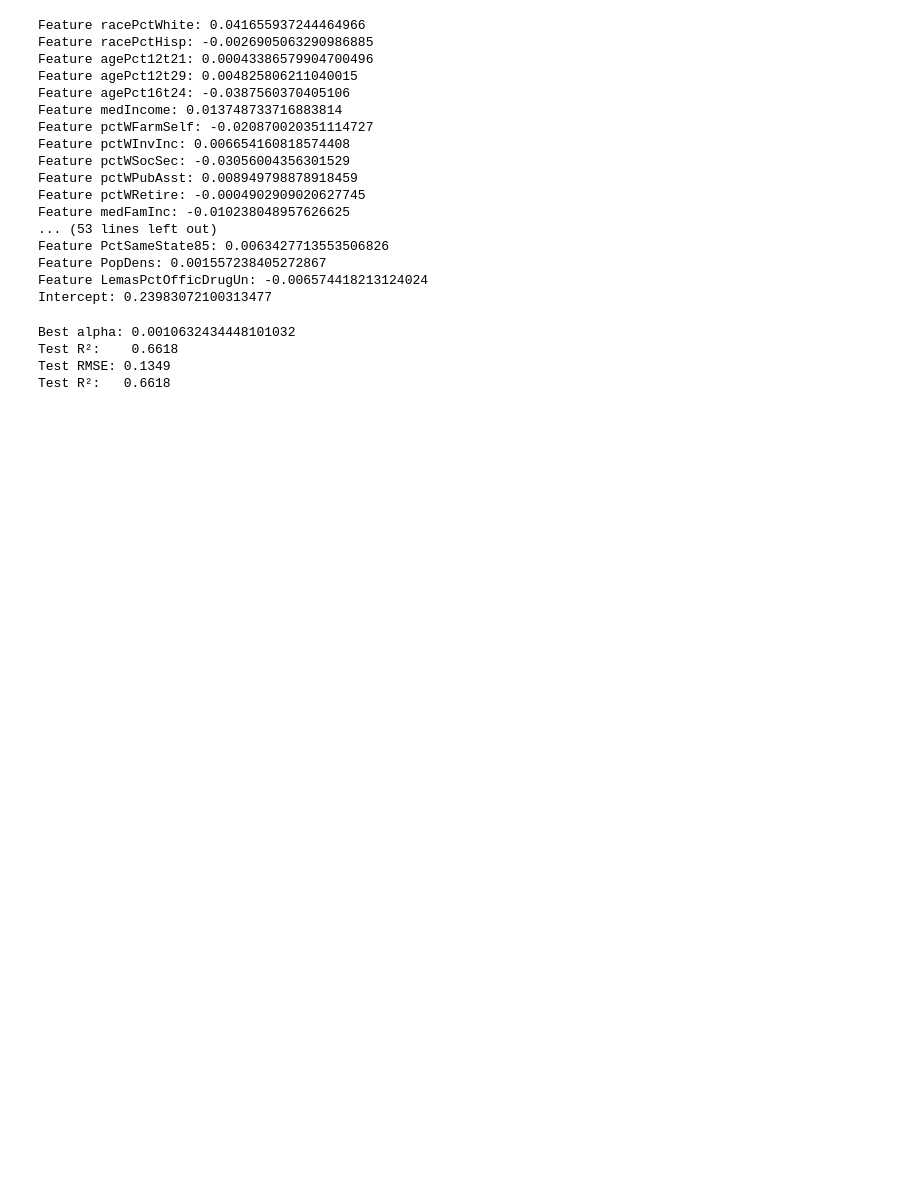
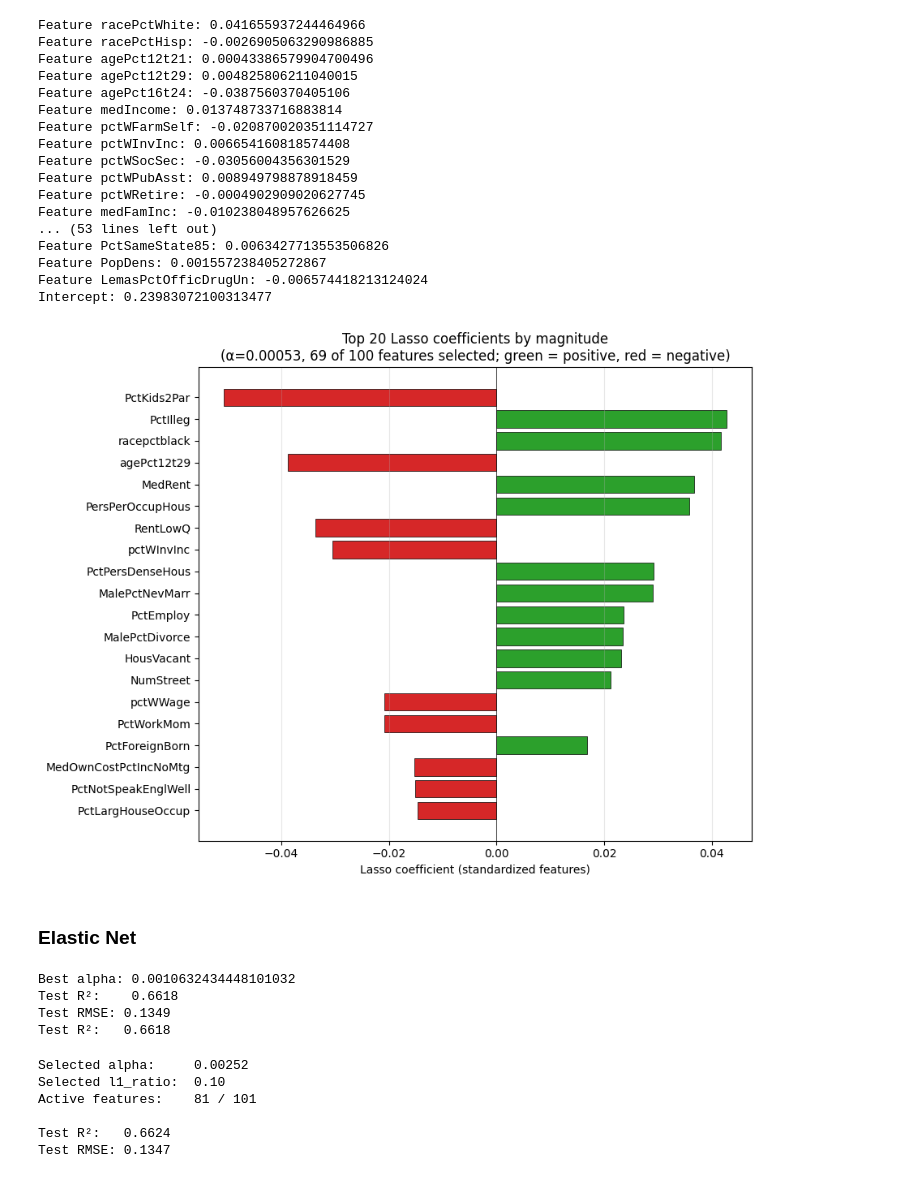
Before and after one commit to y3y-tech/Multivariate_Project_32950, a Jupyter notebook: Models/Yiyang_Elastic_Net.ipynb, the cells around one changed output. Saved outputs shown, nothing was run; the diff lists cells and outputs as text; code cells hidden in the pictures; blank space fills up the shorter version.

```diff
--- a/Models/Yiyang_Elastic_Net.ipynb
+++ b/Models/Yiyang_Elastic_Net.ipynb
@@ -122,6 +161,34 @@ Feature PctSameState85: 0.0063427713553506826
 Feature PopDens: 0.001557238405272867
 Feature LemasPctOfficDrugUn: -0.006574418213124024
 Intercept: 0.23983072100313477
+# %%
+# Plot: top Lasso coefficients by magnitude.
+# Note: lasso.coef_ has length 101 (X_train includes the constant column at
+# index 0), so we slice [1:] to align with the 100 feature names.
+feature_names = quant_df.drop('ViolentCrimesPerPop', axis=1).columns.tolist()
+lasso_coefs = np.asarray(lasso.coef_)[1:]  # skip the constant column's coefficient
+
+nz_mask = lasso_coefs != 0
+nz = pd.Series(lasso_coefs[nz_mask],
+               index=[n for n, m in zip(feature_names, nz_mask) if m])
+top_n = 20
+top_lasso = nz.reindex(nz.abs().sort_values(ascending=False).head(top_n).index)
+
+fig, ax = plt.subplots(figsize=(9, 7))
+colors = ['#d62728' if c < 0 else '#2ca02c' for c in top_lasso.values]
+ax.barh(top_lasso.index[::-1], top_lasso.values[::-1],
+        color=colors[::-1], edgecolor='black', linewidth=0.5)
+ax.axvline(0, color='black', linewidth=0.5)
+ax.set_xlabel('Lasso coefficient (standardized features)')
+ax.set_title(f'Top {top_n} Lasso coefficients by magnitude\n'
+             f'(α={lasso.alpha_:.5f}, {int(nz_mask.sum())} of {len(feature_names)} features selected; '
+             'green = positive, red = negative)')
+ax.grid(axis='x', alpha=0.3)
+plt.tight_layout(); plt.show()
+# %% [output]
+[figure, added]
+# %% [markdown]
+### Elastic Net
 # %%
 from sklearn.linear_model import ElasticNetCV
 
@@ -138,3 +205,24 @@ Best alpha: 0.0010632434448101032
 Test R²:    0.6618
 Test RMSE: 0.1349
 Test R²:   0.6618
+# %%
+en_tuned = ElasticNetCV(
+    l1_ratio=[.1, .3, .5, .7, .9, .95, .99, 1.0],
+    n_alphas=200, eps=1e-5,
+    cv=RepeatedKFold(n_splits=10, n_repeats=3, random_state=48),
+    random_state=48, max_iter=20000, n_jobs=-1,
+).fit(X_train, y_train)
+
+print(f"Selected alpha:     {en_tuned.alpha_:.5f}")
+print(f"Selected l1_ratio:  {en_tuned.l1_ratio_:.2f}")
+print(f"Active features:    {(en_tuned.coef_ != 0).sum()} / {len(en_tuned.coef_)}")
+y_pred = en_tuned.predict(X_test)
+print(f"\nTest R²:   {r2_score(y_test, y_pred):.4f}")
+print(f"Test RMSE: {np.sqrt(mean_squared_error(y_test, y_pred)):.4f}")
+# %% [output]
+Selected alpha:     0.00252
+Selected l1_ratio:  0.10
+Active features:    81 / 101
+
+Test R²:   0.6624
+Test RMSE: 0.1347
```
Also changed, not shown: parts of 16 cells of this notebook.
